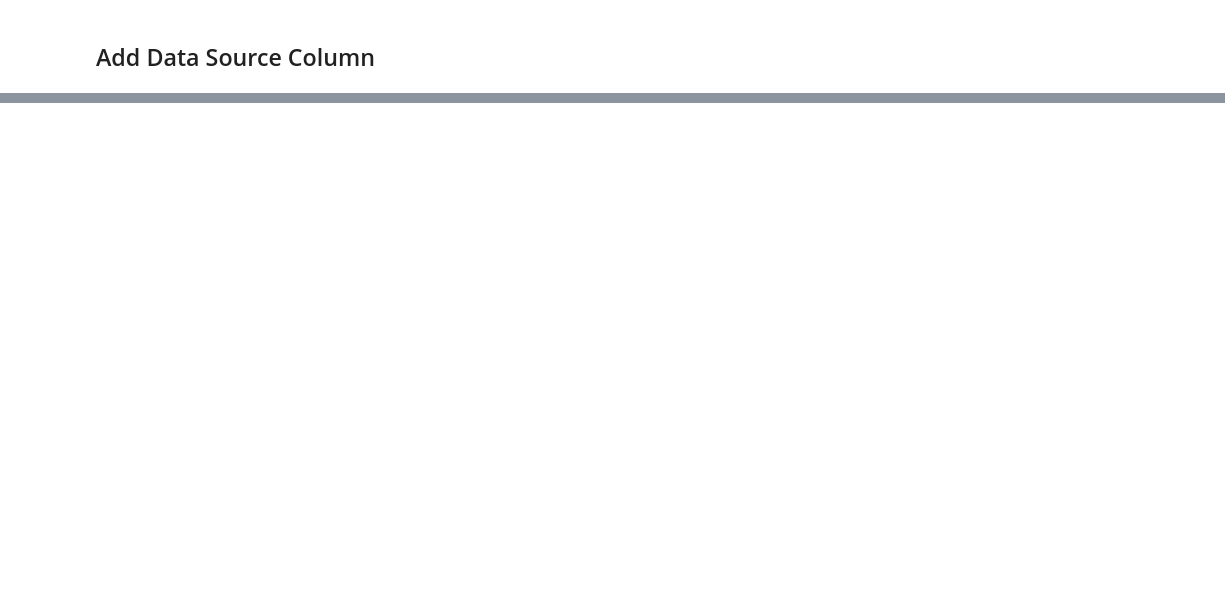
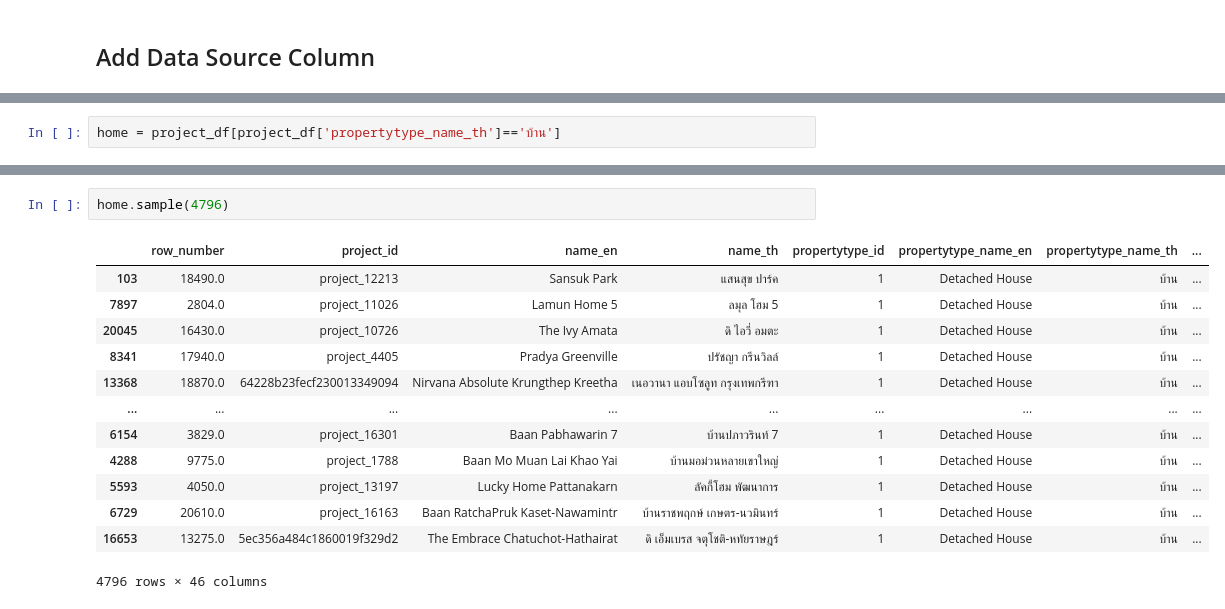
Before and after one commit to woraphonp-038-5/BSC_DPDM2025, a Jupyter notebook: Ch3_Data_Preprocessing.ipynb, the cells around one changed output, grey strips where cells are left out. Saved outputs shown, nothing was run; the diff lists cells and outputs as text; blank space fills up the shorter version.

```diff
--- a/Ch3_Data_Preprocessing.ipynb
+++ b/Ch3_Data_Preprocessing.ipynb
@@ -623,0 +913,2 @@ dtype: int64
+# %%
+home = project_df[project_df['propertytype_name_th']=='บ้าน']
@@ -623,0 +932,16 @@ dtype: int64
+# %%
+home.sample(4796)
+# %% [output]
+|  | row_number | project_id | name_en | name_th | propertytype_id | propertytype_name_en | propertytype_name_th | ... |
+| 103 | 18490.0 | project_12213 | Sansuk Park | แสนสุข ปาร์ค | 1 | Detached House | บ้าน | ... |
+| 7897 | 2804.0 | project_11026 | Lamun Home 5 | ลมุล โฮม 5 | 1 | Detached House | บ้าน | ... |
+| 20045 | 16430.0 | project_10726 | The Ivy Amata | ดิ ไอวี่ อมตะ | 1 | Detached House | บ้าน | ... |
+| 8341 | 17940.0 | project_4405 | Pradya Greenville | ปรัชญา กรีนวิลล์ | 1 | Detached House | บ้าน | ... |
+| 13368 | 18870.0 | 64228b23fecf230013349094 | Nirvana Absolute Krungthep Kreetha | เนอวานา แอบโซลูท กรุงเทพกรีฑา | 1 | Detached House | บ้าน | ... |
+| ... | ... | ... | ... | ... | ... | ... | ... | ... |
+| 6154 | 3829.0 | project_16301 | Baan Pabhawarin 7 | บ้านปภาวรินท์ 7 | 1 | Detached House | บ้าน | ... |
+| 4288 | 9775.0 | project_1788 | Baan Mo Muan Lai Khao Yai | บ้านมอม่วนหลายเขาใหญ่ | 1 | Detached House | บ้าน | ... |
+| 5593 | 4050.0 | project_13197 | Lucky Home Pattanakarn | ลัคกี้โฮม พัฒนาการ | 1 | Detached House | บ้าน | ... |
+| 6729 | 20610.0 | project_16163 | Baan RatchaPruk Kaset-Nawamintr | บ้านราชพฤกษ์ เกษตร-นวมินทร์ | 1 | Detached House | บ้าน | ... |
+| 16653 | 13275.0 | 5ec356a484c1860019f329d2 | The Embrace Chatuchot-Hathairat | ดิ เอ็มเบรส จตุโชติ-หทัยราษฎร์ | 1 | Detached House | บ้าน | ... |
+4796 rows × 46 columns
```
Also changed, not shown: parts of 58 cells of this notebook.
